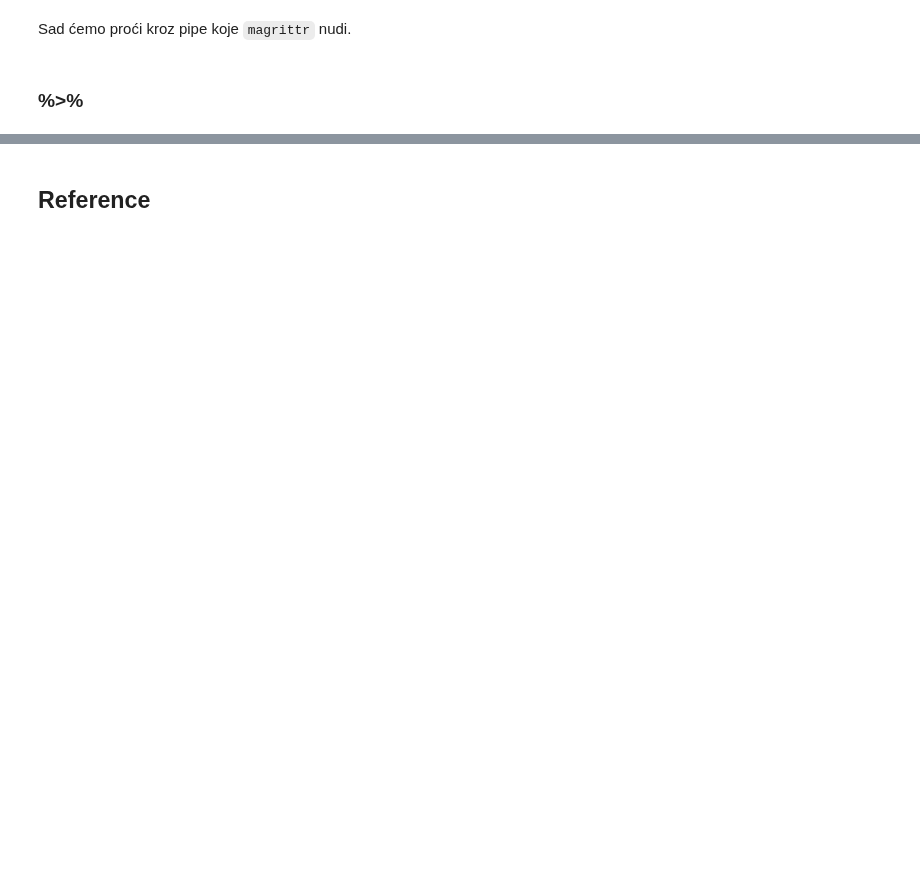
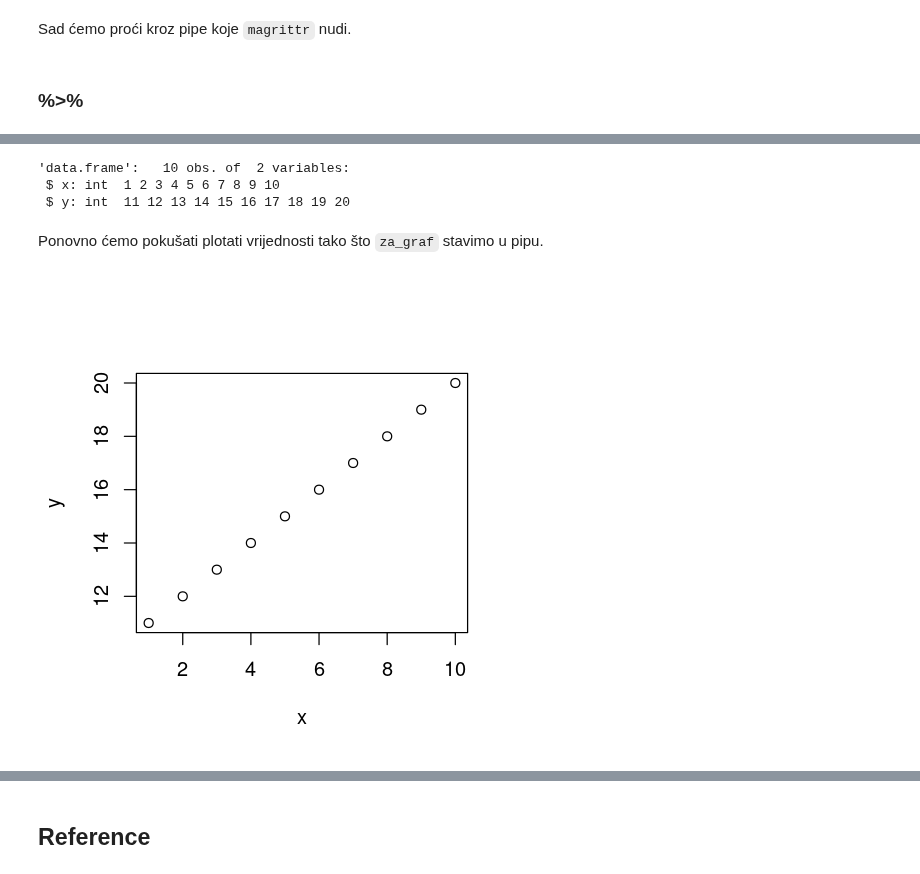
Before and after one commit to vdeni/rdionica, a Jupyter notebook: jupyter-notebook/priprema_podaci_upitnik.ipynb, the cells around one changed output, grey strips where cells are left out. Saved outputs shown, nothing was run; the diff lists cells and outputs as text; code cells hidden in the pictures; blank space fills up the shorter version.

```diff
--- a/jupyter-notebook/priprema_podaci_upitnik.ipynb
+++ b/jupyter-notebook/priprema_podaci_upitnik.ipynb
@@ -172,0 +220,14 @@ Sad ćemo proći kroz pipe koje `magrittr` nudi.
+# %%
+za_graf <- data.frame(x = 1:10, y = 11:20)
+
+str(za_graf)
+# %% [output]
+'data.frame':   10 obs. of  2 variables:
+ $ x: int  1 2 3 4 5 6 7 8 9 10
+ $ y: int  11 12 13 14 15 16 17 18 19 20
+# %% [markdown]
+Ponovno ćemo pokušati plotati vrijednosti tako što `za_graf` stavimo u pipu.
+# %%
+za_graf %>% plot()
+# %% [output]
+[figure, added]
```
Also changed, not shown: parts of 46 cells of this notebook.
